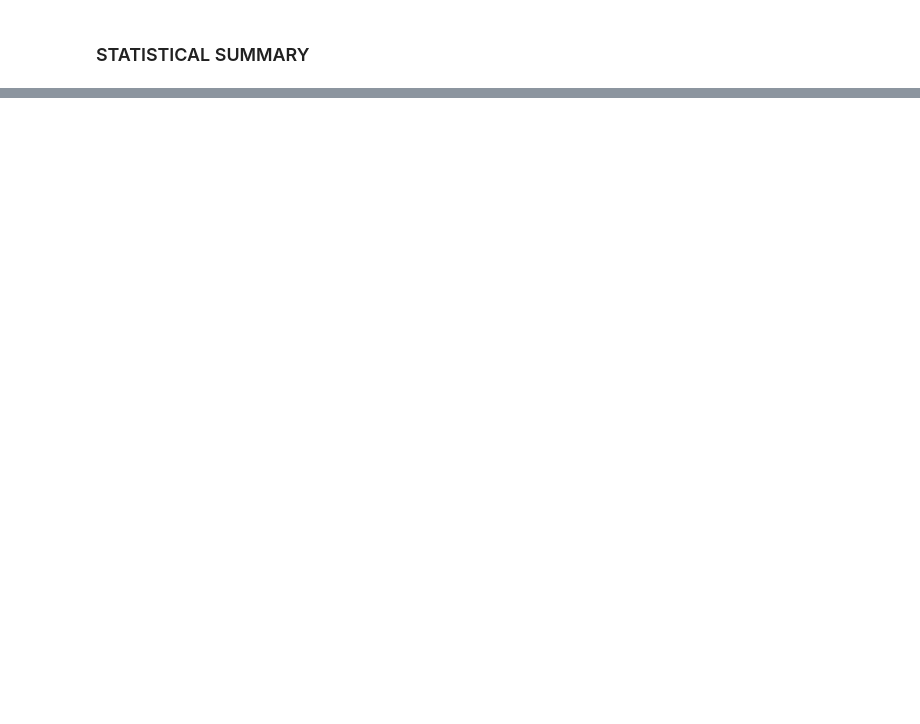
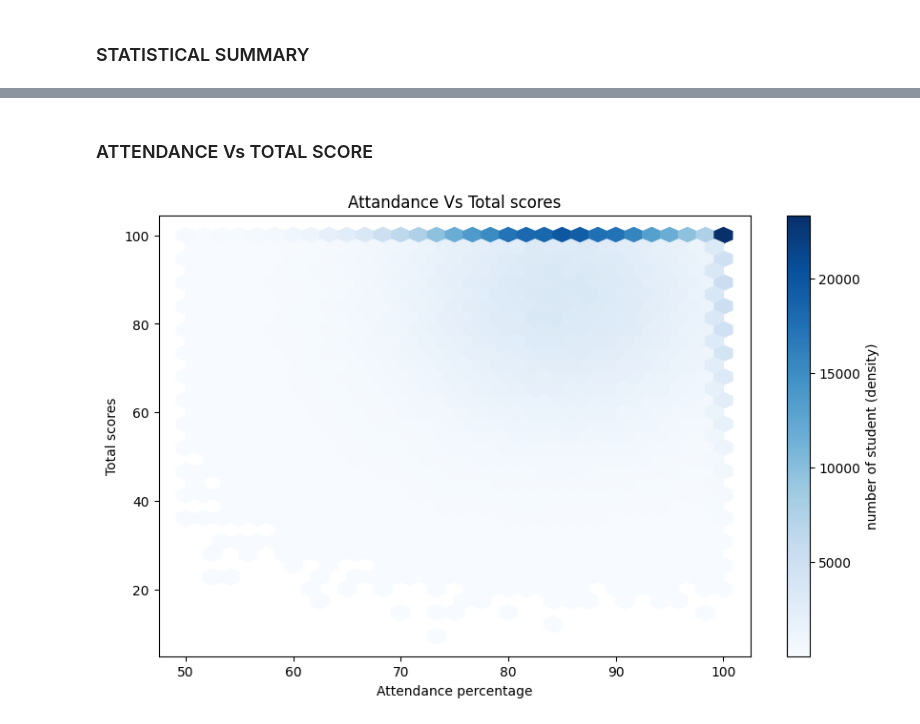
Before and after one commit to aidaryiddi-kp/Student-perfomance-Ai, a Jupyter notebook: dataanalysis.ipynb, the cells around one changed output, grey strips where cells are left out. Cells and saved outputs as stored; diff of their text form; code cells hidden in the pictures; blank space fills up the shorter version.

```diff
--- a/dataanalysis.ipynb
+++ b/dataanalysis.ipynb
@@ -76,0 +78,13 @@ data.describe()
+# %% [markdown]
+### ATTENDANCE Vs TOTAL SCORE
+# %%
+plt.figure(figsize=(10, 6))
+plt.hexbin( data=data, x='attendance_percentage', y='total_score', gridsize=30, cmap='Blues', mincnt=1, alpha=1)
+cb = plt.colorbar()
+cb.set_label('number of student (density)')
+plt.title("Attandance Vs Total scores")
+plt.xlabel("Attendance percentage")
+plt.ylabel("Total scores")
+plt.show()
+# %% [output]
+[figure, added]
```
Also changed, not shown: parts of 5 cells of this notebook.
